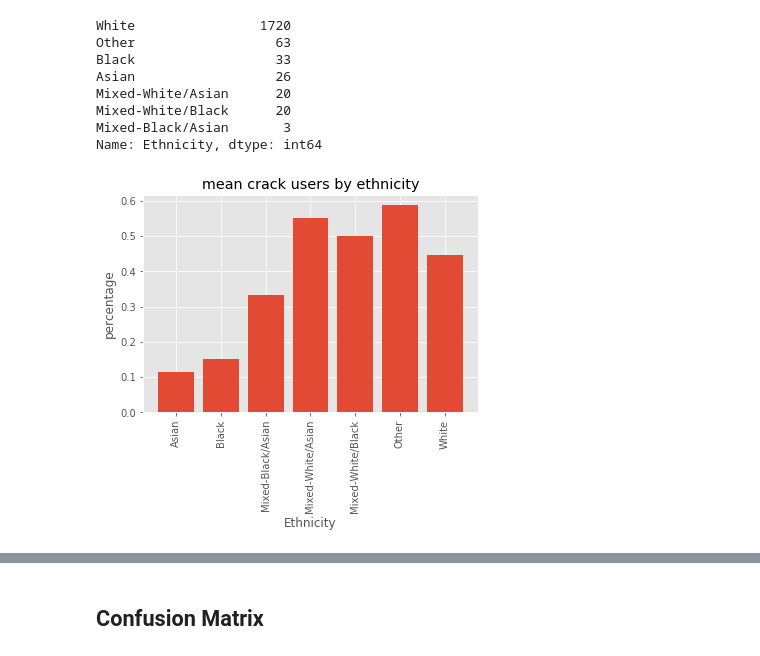
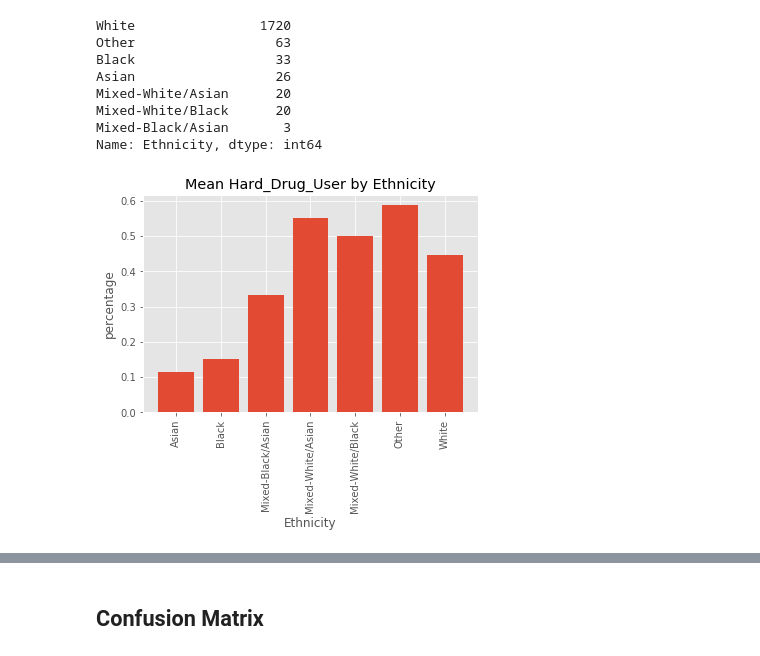
Before and after one commit to JVasquez5/Mod_3_Final_Project, a Jupyter notebook: student.ipynb, the cells around one changed output, grey strips where cells are left out. Saved outputs shown, nothing was run; the diff lists cells and outputs as text; code cells hidden in the pictures.

```diff
--- a/student.ipynb
+++ b/student.ipynb
@@ -461,13 +461,13 @@ Name: Ethnicity, dtype: int64
 # %%
 fig, ax = plt.subplots()
 ax.bar(df.groupby('Ethnicity')['Hard_Drug_User'].mean().index, df.groupby('Ethnicity')['Hard_Drug_User'].mean().values)
 ax.set_ylabel('percentage')
 ax.set_xlabel('Ethnicity')
-ax.set_title('mean crack users by ethnicity')
+ax.set_title('Mean Hard_Drug_User by Ethnicity')
 plt.xticks(rotation=90)
 plt.show()
 # %% [output]
-[figure, old version]
+[figure, new version]
 # %%
 mc = MultiComparison(df['Hard_Drug_User'], df['Ethnicity'])
 mc_results = mc.tukeyhsd()
```
Also changed, not shown: parts of 38 cells of this notebook, 33 other files.
